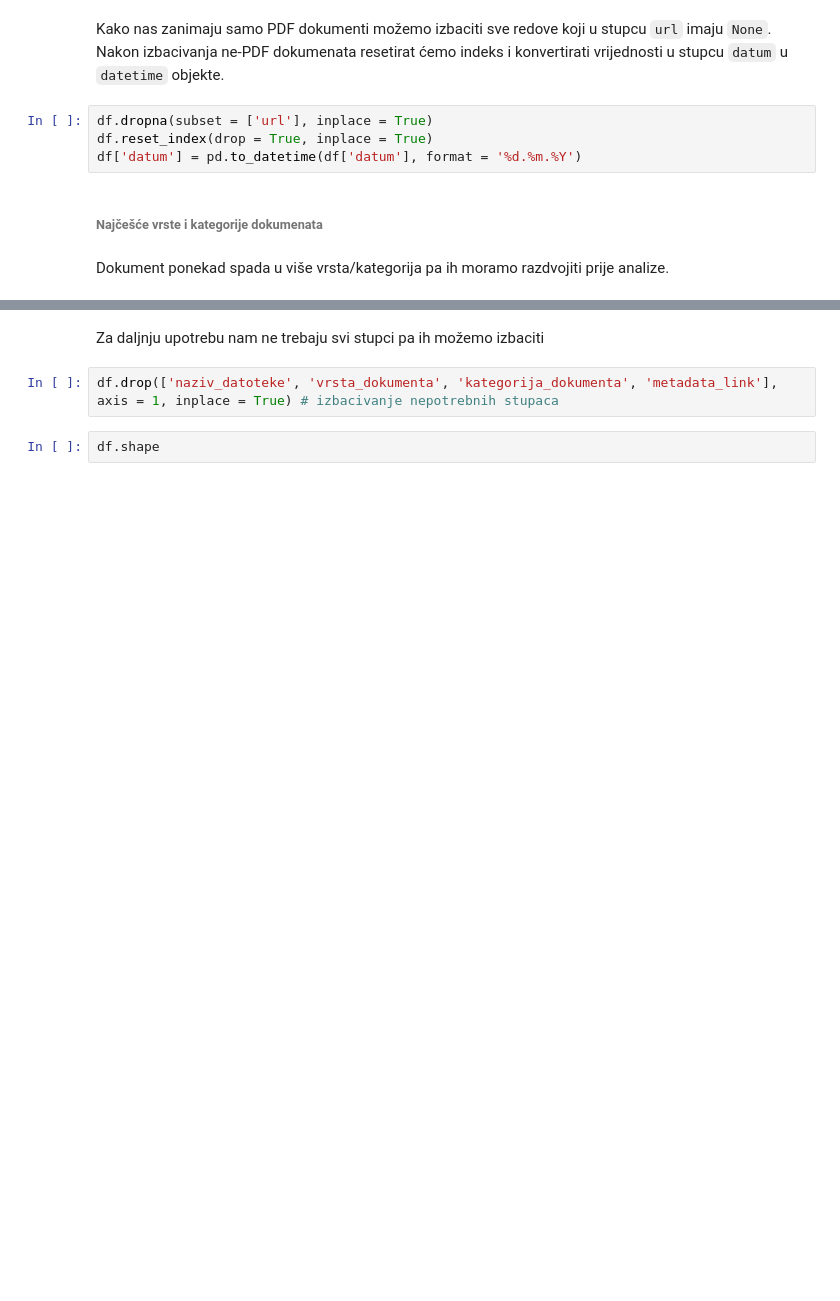
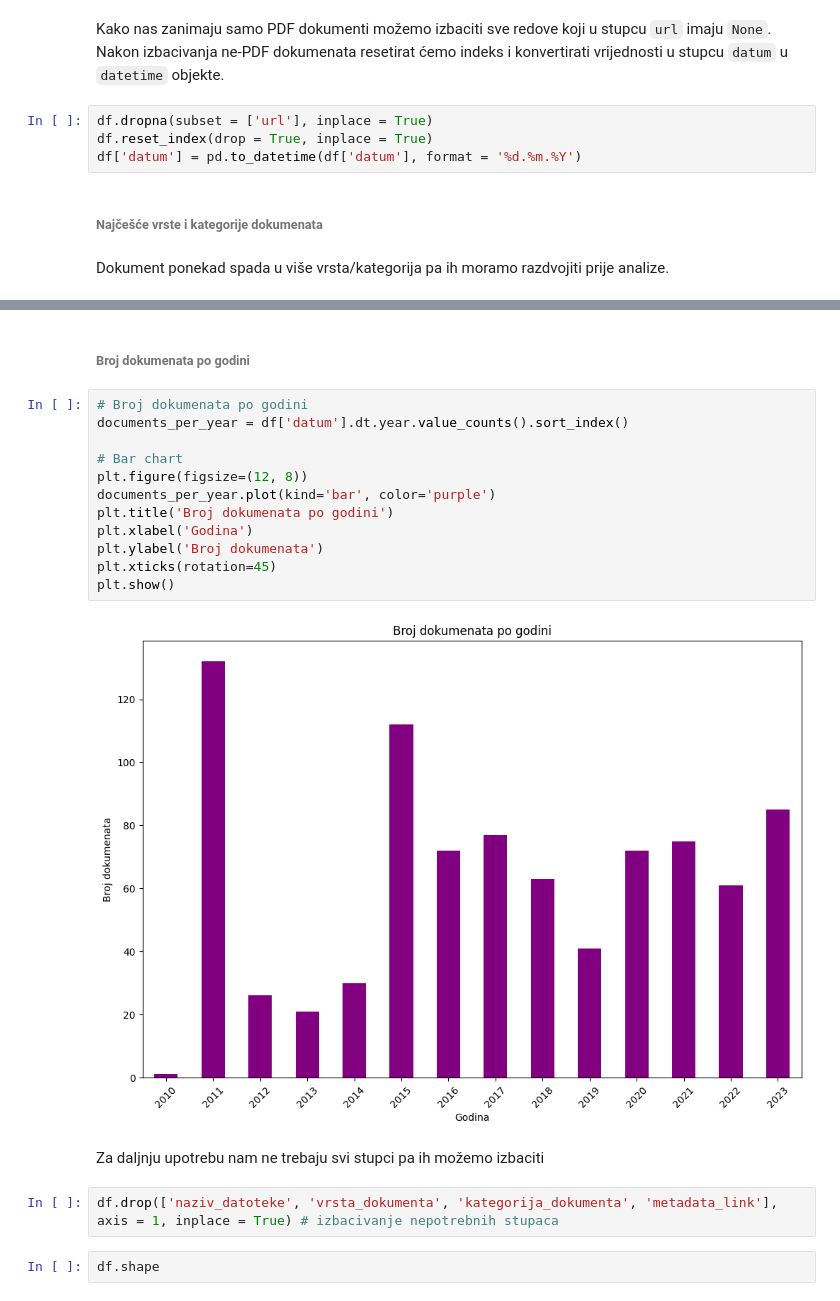
Before and after one commit to dsabljic/PAP-FOI-docs, a Jupyter notebook: Main.ipynb, the cells around one changed output, grey strips where cells are left out. Saved outputs shown, nothing was run; the diff lists cells and outputs as text; blank space fills up the shorter version.

```diff
--- a/Main.ipynb
+++ b/Main.ipynb
@@ -736,3 +672,19 @@ plt.show()
+# %% [markdown]
+###### **Broj dokumenata po godini**
+# %%
+# Broj dokumenata po godini
+documents_per_year = df['datum'].dt.year.value_counts().sort_index()
+
+# Bar chart
+plt.figure(figsize=(12, 8))
+documents_per_year.plot(kind='bar', color='purple')
+plt.title('Broj dokumenata po godini')
+plt.xlabel('Godina')
+plt.ylabel('Broj dokumenata')
+plt.xticks(rotation=45)
+plt.show()
+# %% [output]
+[figure, added]
 # %% [markdown]
 Za daljnju upotrebu nam ne trebaju svi stupci pa ih možemo izbaciti
 # %%
```
Also changed, not shown: parts of 10 cells of this notebook.
